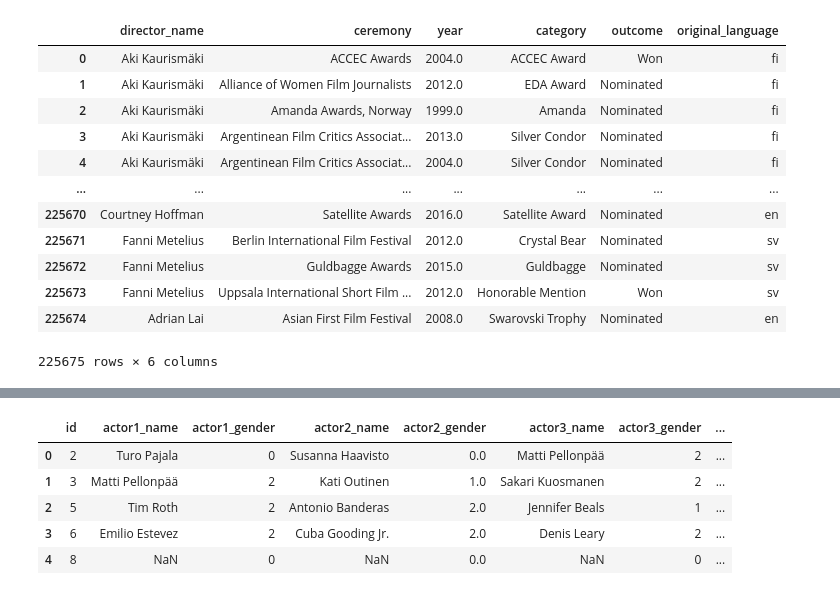
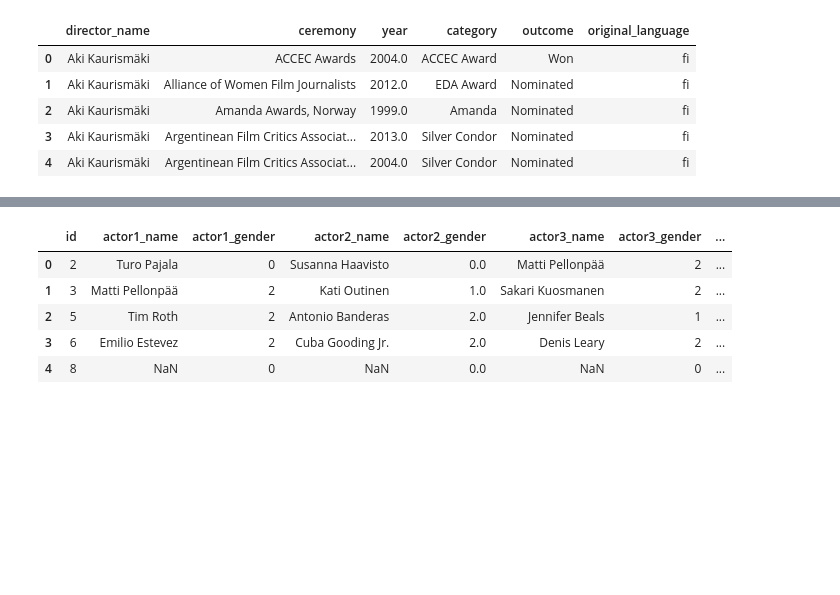
Before and after one commit to leoclo/dse-203, a Jupyter notebook: rob.ipynb, the cells around one changed output, grey strips where cells are left out. Cells and saved outputs as stored; diff of their text form; code cells hidden in the pictures; blank space fills up the shorter version.

```diff
--- a/rob.ipynb
+++ b/rob.ipynb
@@ -16,17 +24,10 @@ cast_df = pd.read_csv(cast_filepath, delimiter=";", na_values='none')
 # %%
-awards_df
+awards_df.head()
 # %% [output]
 |  | director_name | ceremony | year | category | outcome | original_language |
 | 0 | Aki Kaurismäki | ACCEC Awards | 2004.0 | ACCEC Award | Won | fi |
 | 1 | Aki Kaurismäki | Alliance of Women Film Journalists | 2012.0 | EDA Award | Nominated | fi |
 | 2 | Aki Kaurismäki | Amanda Awards, Norway | 1999.0 | Amanda | Nominated | fi |
 | 3 | Aki Kaurismäki | Argentinean Film Critics Associat... | 2013.0 | Silver Condor | Nominated | fi |
 | 4 | Aki Kaurismäki | Argentinean Film Critics Associat... | 2004.0 | Silver Condor | Nominated | fi |
-| ... | ... | ... | ... | ... | ... | ... |
-| 225670 | Courtney Hoffman | Satellite Awards | 2016.0 | Satellite Award | Nominated | en |
-| 225671 | Fanni Metelius | Berlin International Film Festival | 2012.0 | Crystal Bear | Nominated | sv |
-| 225672 | Fanni Metelius | Guldbagge Awards | 2015.0 | Guldbagge | Nominated | sv |
-| 225673 | Fanni Metelius | Uppsala International Short Film ... | 2012.0 | Honorable Mention | Won | sv |
-| 225674 | Adrian Lai | Asian First Film Festival | 2008.0 | Swarovski Trophy | Nominated | en |
-225675 rows × 6 columns
 # %%
```
Also changed, not shown: parts of 15 cells of this notebook.
